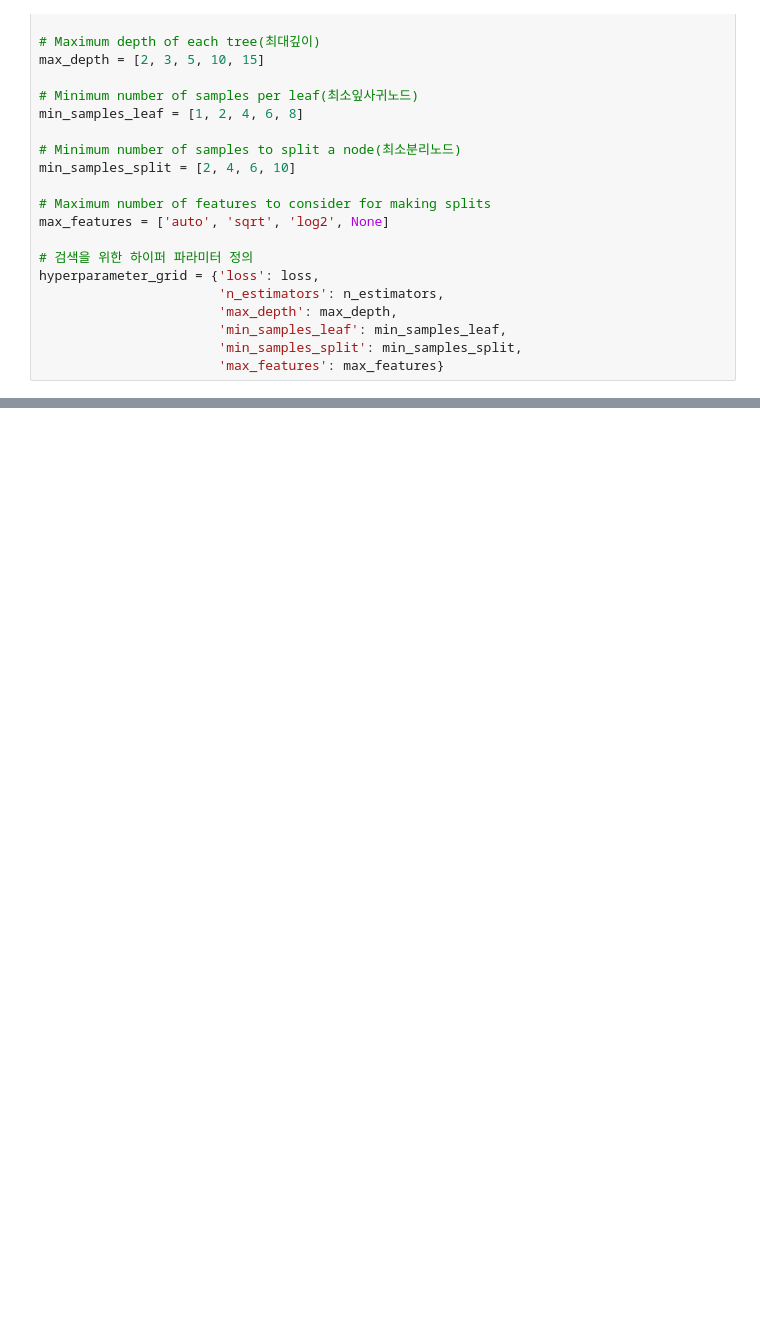
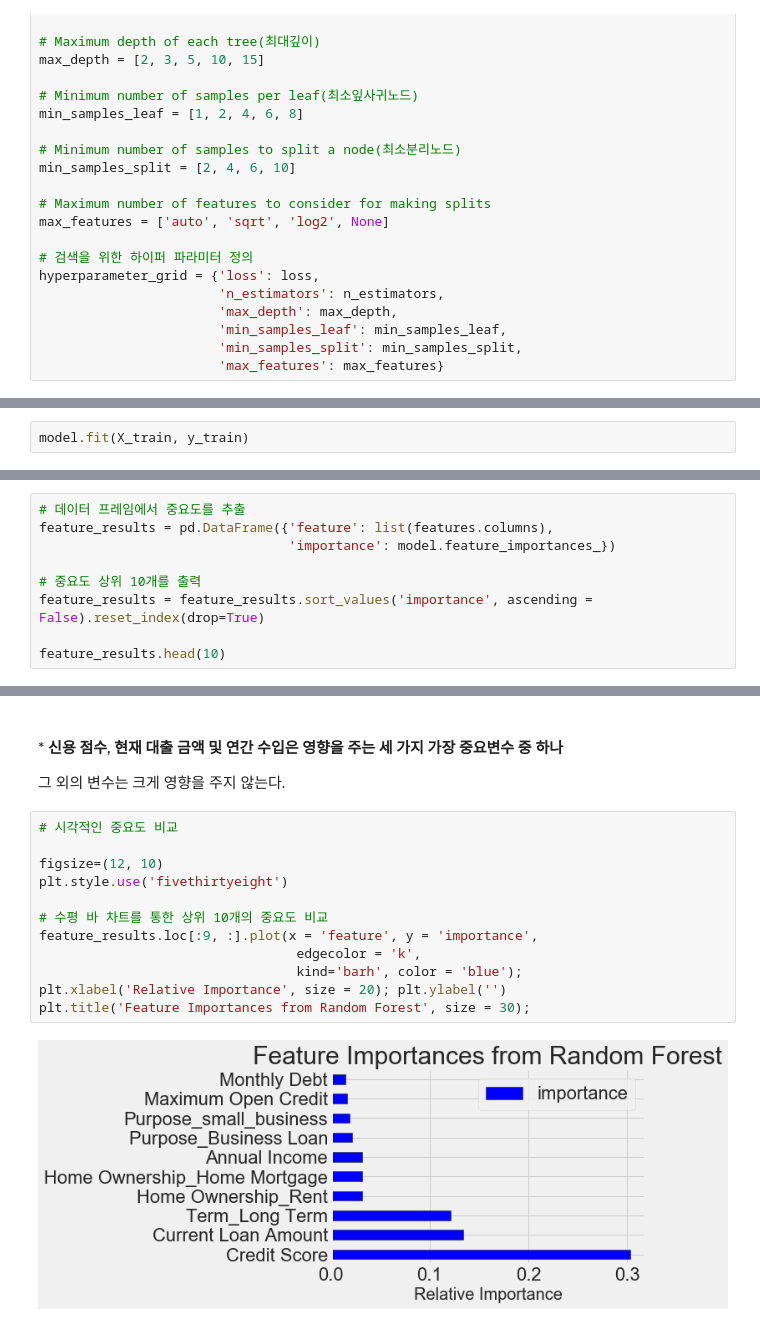
Before and after one commit to ZUNOXI/Credit_Predict_BigData, a Jupyter notebook: LoanStatus.ipynb, the cells around one changed output, grey strips where cells are left out. Cells and saved outputs as stored; diff of their text form; blank space fills up the shorter version.

```diff
--- a/LoanStatus.ipynb
+++ b/LoanStatus.ipynb
@@ -520,0 +716,2 @@ random_results.head(10)
+# %%
+model.fit(X_train, y_train)
@@ -520,0 +732,9 @@ random_results.head(10)
+# %%
+# 데이터 프레임에서 중요도를 추출
+feature_results = pd.DataFrame({'feature': list(features.columns),
+                                'importance': model.feature_importances_})
+
+# 중요도 상위 10개를 출력
+feature_results = feature_results.sort_values('importance', ascending = False).reset_index(drop=True)
+
+feature_results.head(10)
@@ -520,0 +753,17 @@ random_results.head(10)
+# %% [markdown]
+#### * 신용 점수, 현재 대출 금액 및 연간 수입은 영향을 주는 세 가지 가장 중요변수 중 하나
+그 외의 변수는 크게 영향을 주지 않는다.
+# %%
+# 시각적인 중요도 비교
+
+figsize=(12, 10)
+plt.style.use('fivethirtyeight')
+
+# 수평 바 차트를 통한 상위 10개의 중요도 비교
+feature_results.loc[:9, :].plot(x = 'feature', y = 'importance',
+                                 edgecolor = 'k',
+                                 kind='barh', color = 'blue');
+plt.xlabel('Relative Importance', size = 20); plt.ylabel('')
+plt.title('Feature Importances from Random Forest', size = 30);
+# %% [output]
+[figure, added]
```
Also changed, not shown: parts of 74 cells of this notebook.
